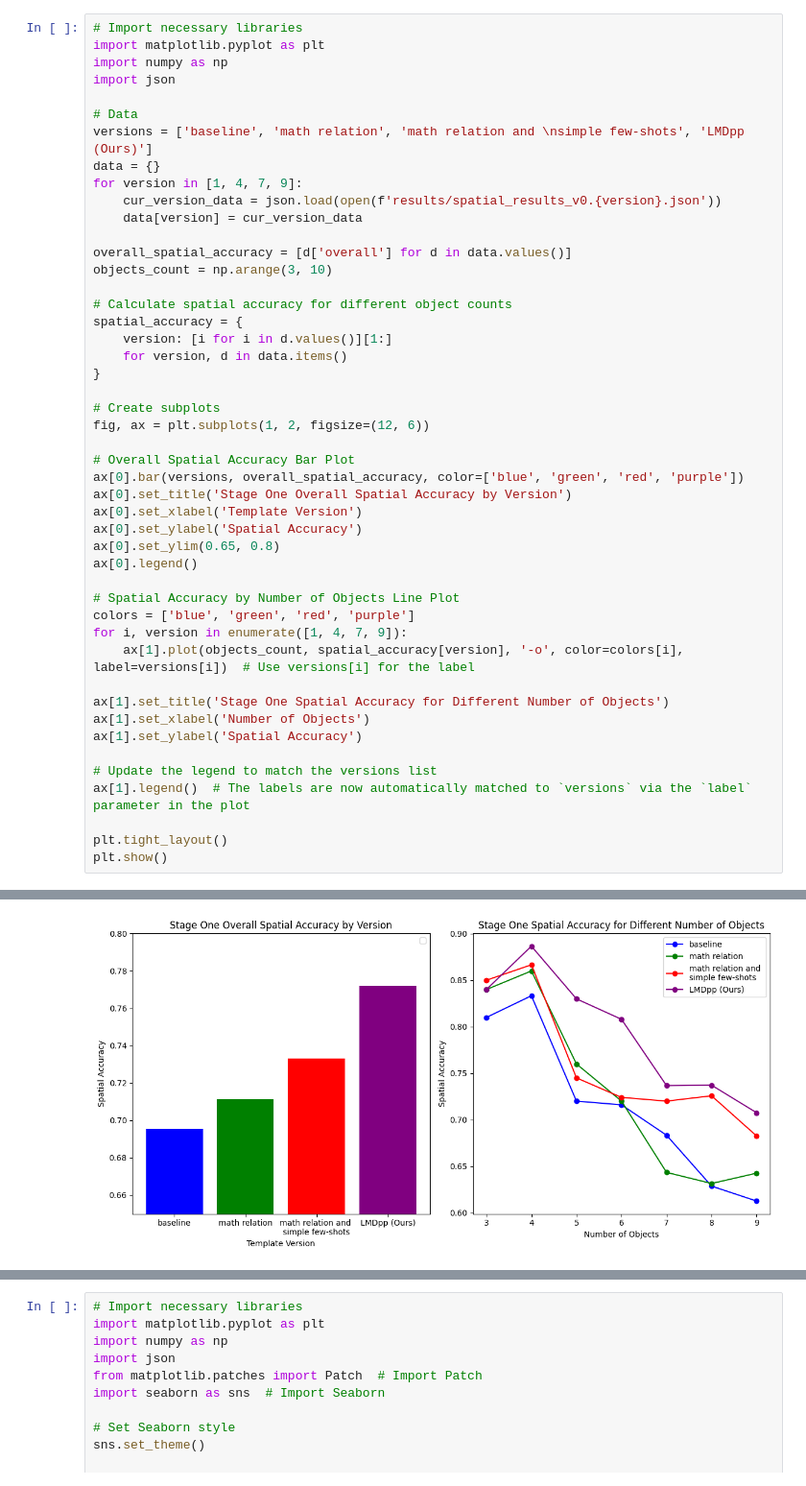
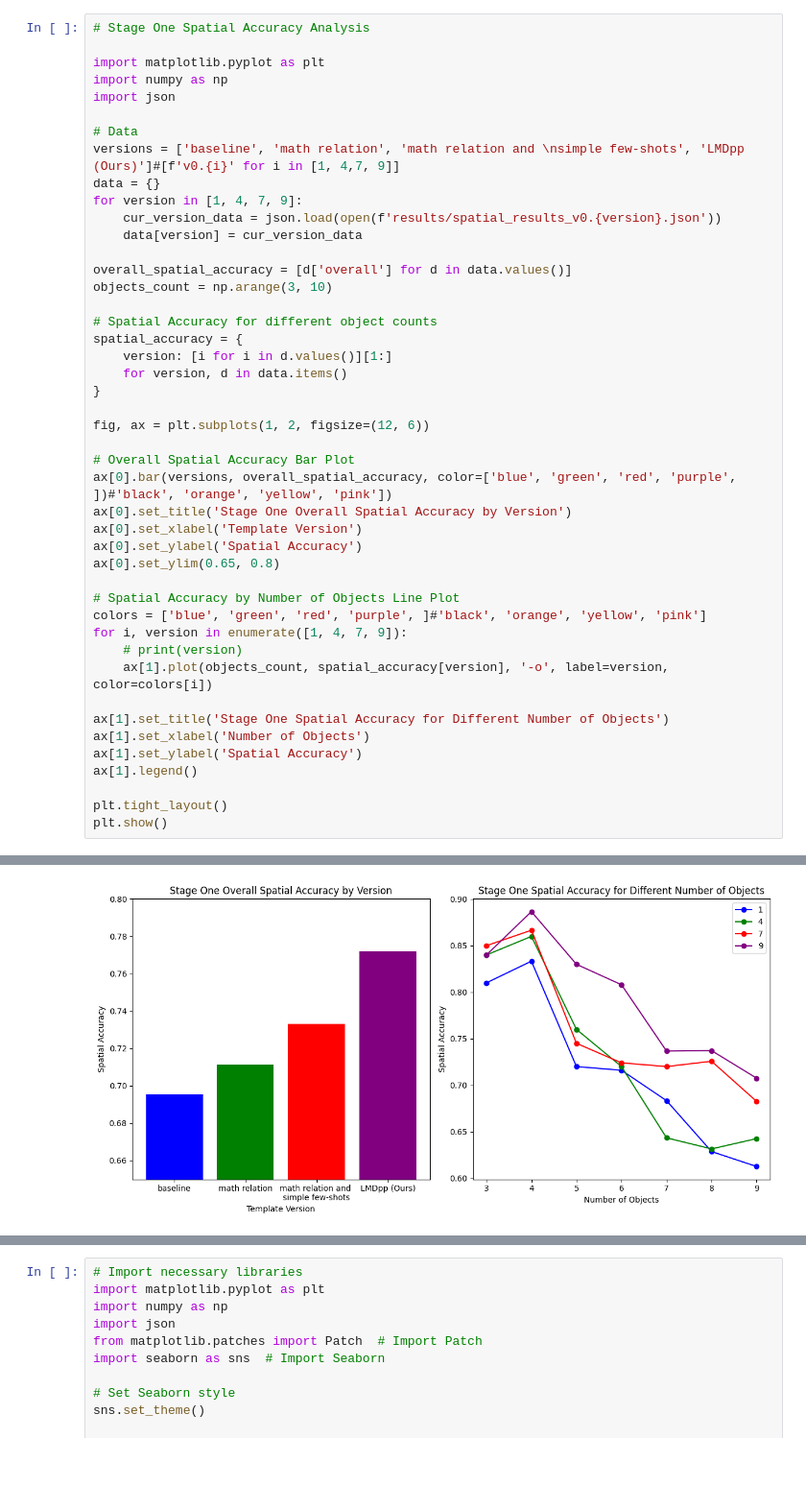
Before and after one commit to weiyueli7/SON, a Jupyter notebook: vis.ipynb, the cells around one changed output, grey strips where cells are left out. Shown: that part at 96% size. Saved outputs shown, nothing was run; the diff lists cells and outputs as text.

```diff
--- a/vis.ipynb
+++ b/vis.ipynb
@@ -1,11 +84,12 @@
 # %%
-# Import necessary libraries
+# Stage One Spatial Accuracy Analysis
+
 import matplotlib.pyplot as plt
 import numpy as np
 import json
 
 # Data
-versions = ['baseline', 'math relation', 'math relation and \nsimple few-shots', 'LMDpp (Ours)']
+versions = ['baseline', 'math relation', 'math relation and \nsimple few-shots', 'LMDpp (Ours)']#[f'v0.{i}' for i in [1, 4,7, 9]]
 data = {}
 for version in [1, 4, 7, 9]:
     cur_version_data = json.load(open(f'results/spatial_results_v0.{version}.json'))
@@ -14,34 +98,31 @@ for version in [1, 4, 7, 9]:
 overall_spatial_accuracy = [d['overall'] for d in data.values()]
 objects_count = np.arange(3, 10)
 
-# Calculate spatial accuracy for different object counts
+# Spatial Accuracy for different object counts
 spatial_accuracy = {
     version: [i for i in d.values()][1:]
     for version, d in data.items()
 }
 
-# Create subplots
 fig, ax = plt.subplots(1, 2, figsize=(12, 6))
 
 # Overall Spatial Accuracy Bar Plot
-ax[0].bar(versions, overall_spatial_accuracy, color=['blue', 'green', 'red', 'purple'])
+ax[0].bar(versions, overall_spatial_accuracy, color=['blue', 'green', 'red', 'purple', ])#'black', 'orange', 'yellow', 'pink'])
 ax[0].set_title('Stage One Overall Spatial Accuracy by Version')
 ax[0].set_xlabel('Template Version')
 ax[0].set_ylabel('Spatial Accuracy')
 ax[0].set_ylim(0.65, 0.8)
-ax[0].legend()
 
 # Spatial Accuracy by Number of Objects Line Plot
-colors = ['blue', 'green', 'red', 'purple']
+colors = ['blue', 'green', 'red', 'purple', ]#'black', 'orange', 'yellow', 'pink']
 for i, version in enumerate([1, 4, 7, 9]):
-    ax[1].plot(objects_count, spatial_accuracy[version], '-o', color=colors[i], label=versions[i])  # Use versions[i] for the label
+    # print(version)
+    ax[1].plot(objects_count, spatial_accuracy[version], '-o', label=version, color=colors[i])
 
 ax[1].set_title('Stage One Spatial Accuracy for Different Number of Objects')
 ax[1].set_xlabel('Number of Objects')
 ax[1].set_ylabel('Spatial Accuracy')
-
-# Update the legend to match the versions list
-ax[1].legend()  # The labels are now automatically matched to `versions` via the `label` parameter in the plot
+ax[1].legend()
 
 plt.tight_layout()
 plt.show()
@@ -50 +130 @@ No artists with labels found to put in legend.  Note that artists whose label st
-[figure, old version]
+[figure, new version]
```
Also changed, not shown: parts of 5 cells of this notebook.
